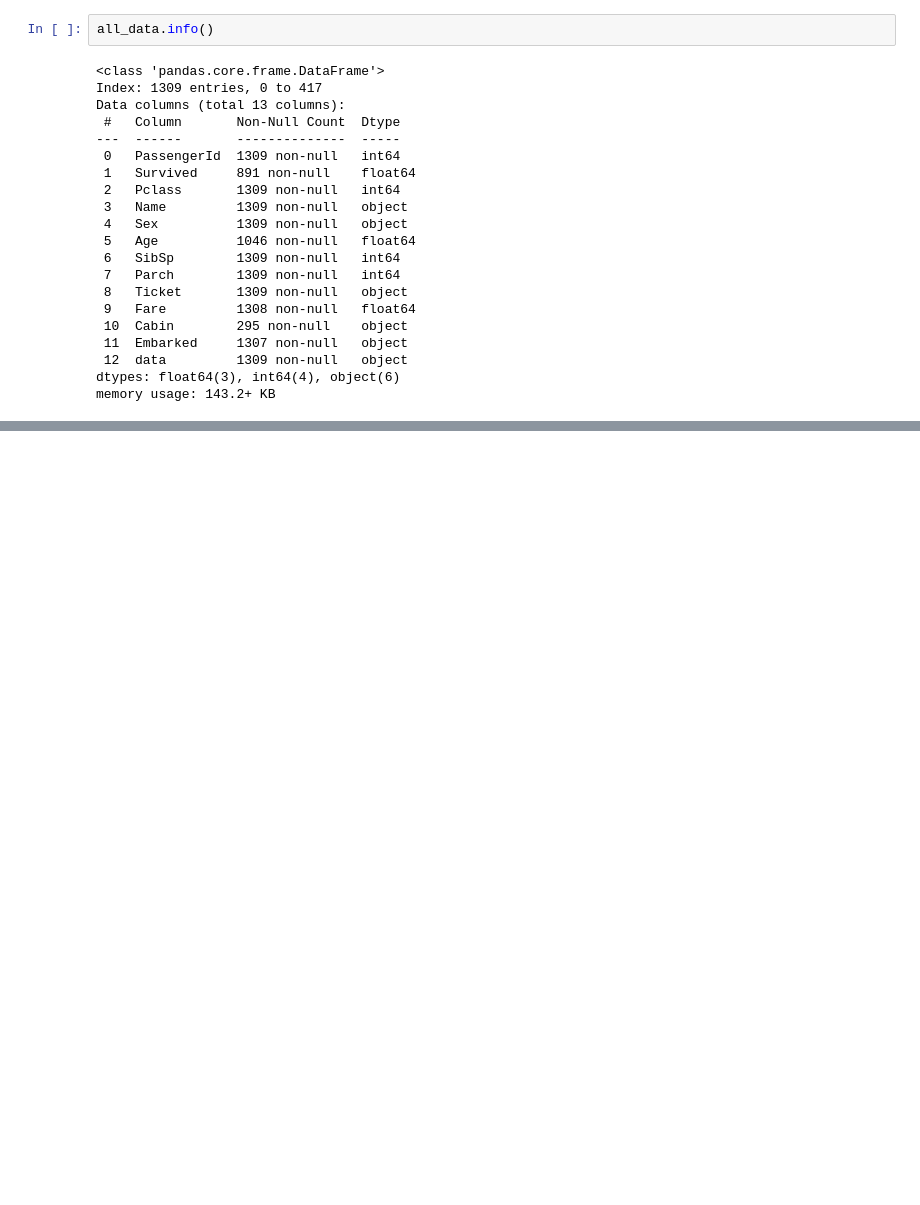
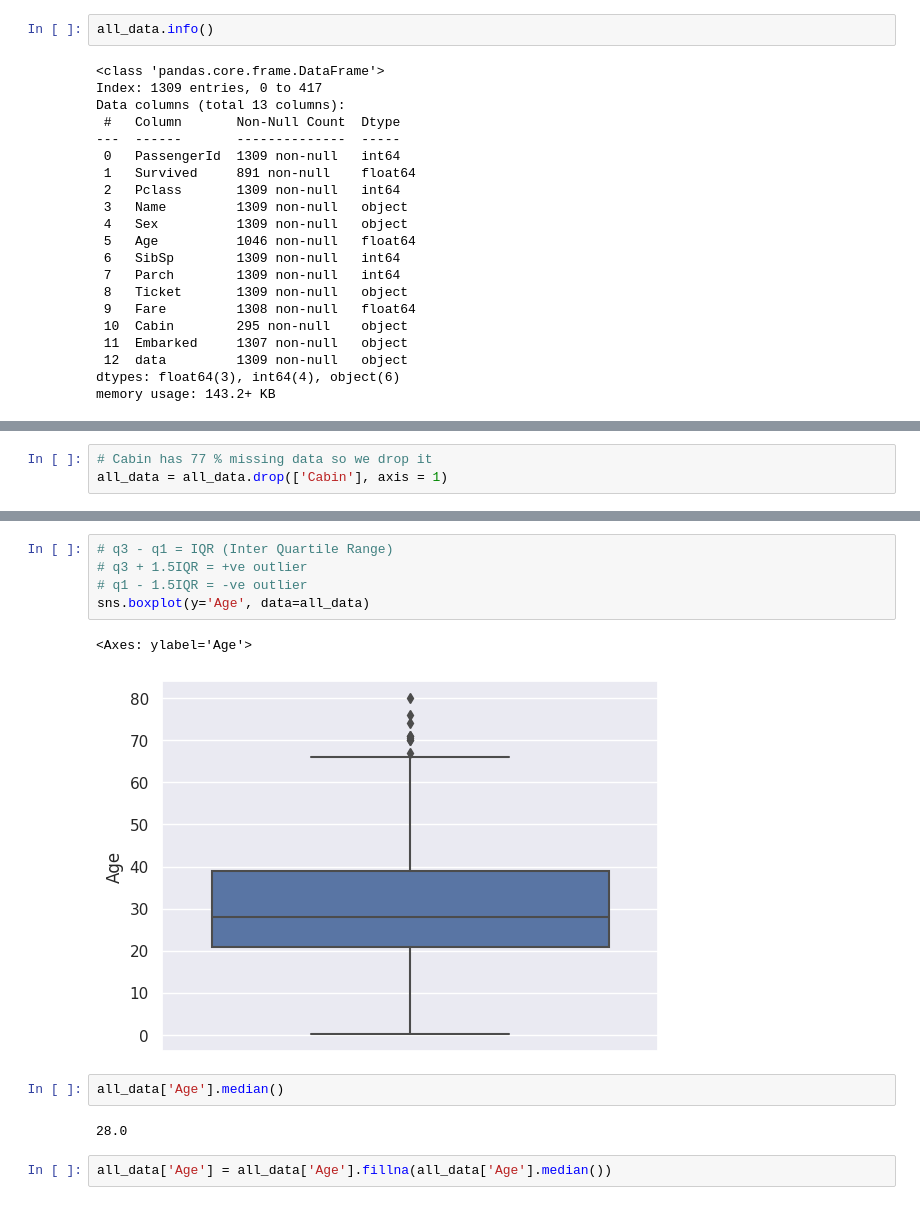
Before and after one commit to coders-coffee-club/titanic-data-analysis, a Jupyter notebook: titanic-data-analysis.ipynb, the cells around one changed output, grey strips where cells are left out. Saved outputs shown, nothing was run; the diff lists cells and outputs as text; blank space fills up the shorter version.

```diff
--- a/titanic-data-analysis.ipynb
+++ b/titanic-data-analysis.ipynb
@@ -94,0 +130,3 @@ memory usage: 143.2+ KB
+# %%
+# Cabin has 77 % missing data so we drop it
+all_data = all_data.drop(['Cabin'], axis = 1)
@@ -94,0 +161,14 @@ memory usage: 143.2+ KB
+# %%
+# q3 - q1 = IQR (Inter Quartile Range)
+# q3 + 1.5IQR = +ve outlier
+# q1 - 1.5IQR = -ve outlier
+sns.boxplot(y='Age', data=all_data)
+# %% [output]
+<Axes: ylabel='Age'>
+[figure, added]
+# %%
+all_data['Age'].median()
+# %% [output]
+28.0
+# %%
+all_data['Age'] = all_data['Age'].fillna(all_data['Age'].median())
```
Also changed, not shown: parts of 14 cells of this notebook.
